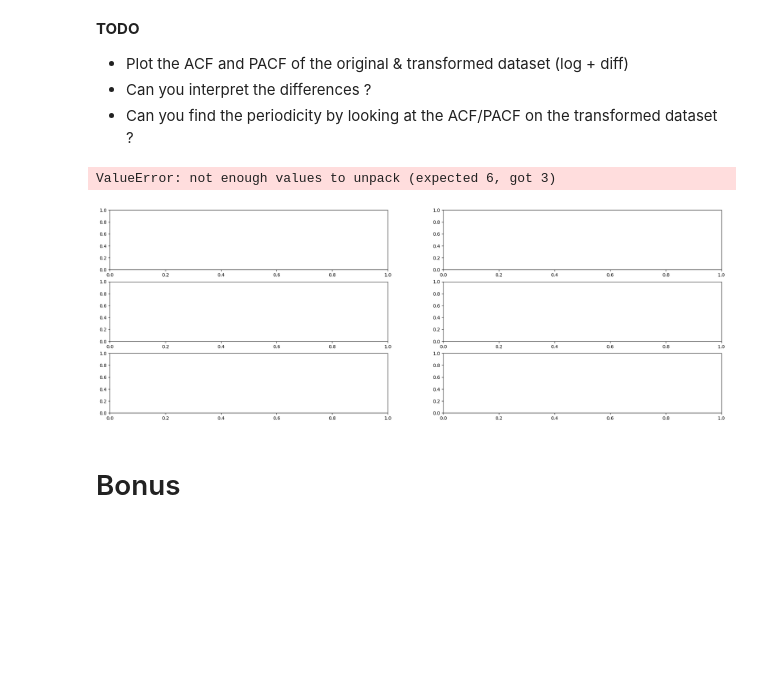
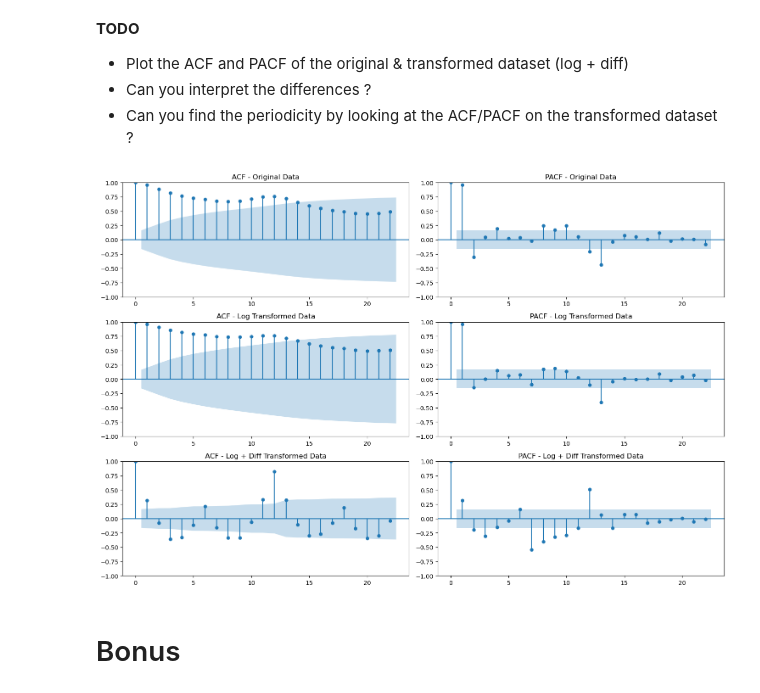
Before and after one commit to thomasmari/DataS3PG, a Jupyter notebook: module/11. ML/6. ML6/notebooks/NB1_Time_Series_Forecasts.ipynb, the cells around one changed output. Cells and saved outputs as stored; diff of their text form; code cells hidden in the pictures; blank space fills up the shorter version.

```diff
--- a/module/11. ML/6. ML6/notebooks/NB1_Time_Series_Forecasts.ipynb
+++ b/module/11. ML/6. ML6/notebooks/NB1_Time_Series_Forecasts.ipynb
@@ -474,33 +474,28 @@ One more thing: while the ACF measures the **full** correlation between $Y$ and
 - Can you interpret the differences ?
 - Can you find the periodicity by looking at the ACF/PACF on the transformed dataset ?
 # %%
-from statsmodels.graphics.tsaplots import plot_acf, plot_pacf
-
 # Plot the ACF and PACF
 from statsmodels.graphics.tsaplots import plot_acf, plot_pacf
 
 # Create figure with 6 subplots
 fig, ((ax1, ax2), (ax3, ax4), (ax5, ax6)) = plt.subplots(3, 2, figsize=(15, 10))
 
 # Original data
 plot_acf(data, ax=ax1, title='ACF - Original Data')
 plot_pacf(data, ax=ax2, title='PACF - Original Data')
 
 # Log transformed data
 plot_acf(data_log, ax=ax3, title='ACF - Log Transformed Data')
 plot_pacf(data_log, ax=ax4, title='PACF - Log Transformed Data')
 
 # Log + differenced data
 plot_acf(data_log_diff.dropna(), ax=ax5, title='ACF - Log + Diff Transformed Data')
 plot_pacf(data_log_diff.dropna(), ax=ax6, title='PACF - Log + Diff Transformed Data')
 
 plt.tight_layout()
 plt.show()
-plot_acf(data)
-plot_pacf(data)
 # %% [output]
-ValueError: not enough values to unpack (expected 6, got 3)
-[figure, old version]
+[figure, new version]
 # %% [markdown]
 # Bonus
 # %% [markdown]
```
Also changed, not shown: 1 other file.
